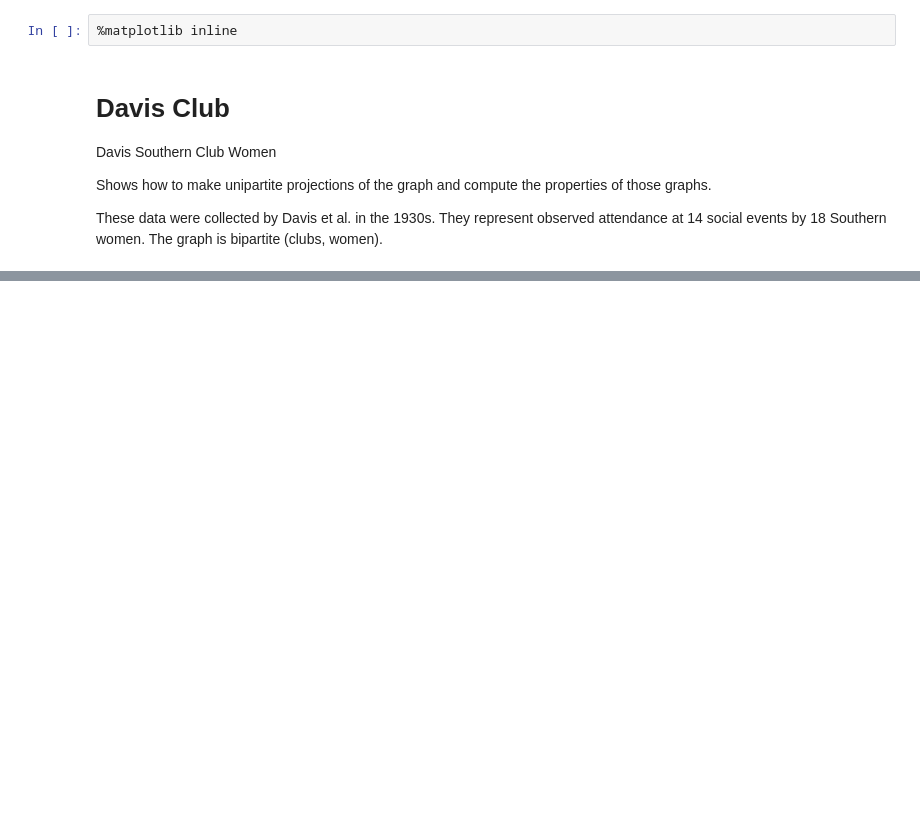
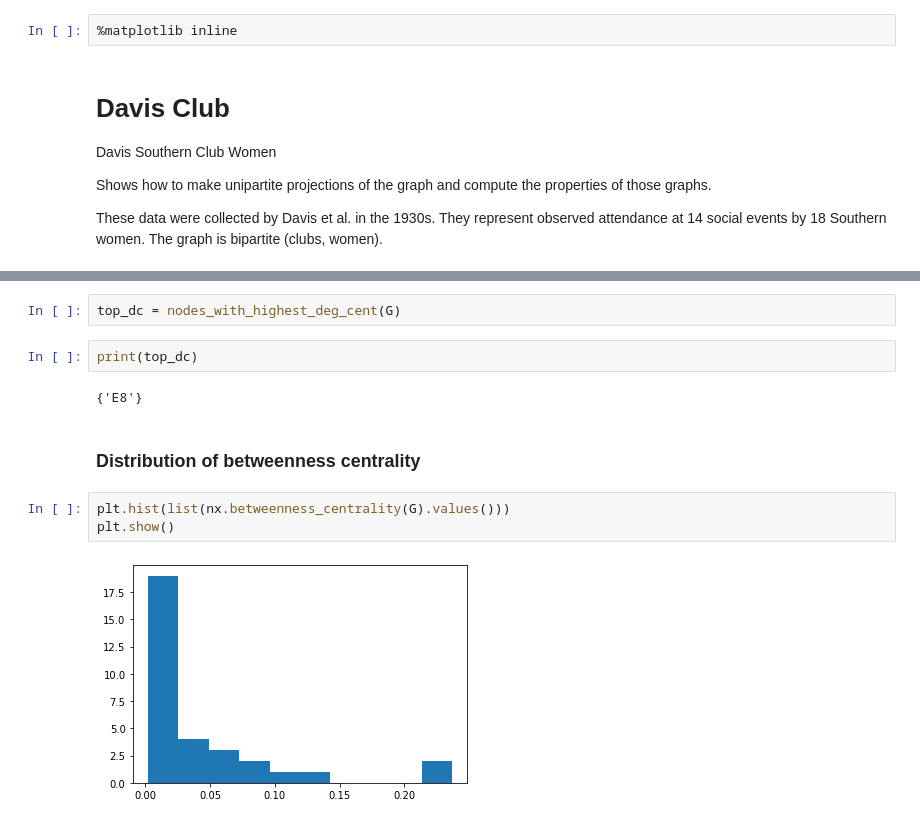
Before and after one commit to AlainKuiete/DATA620ASSIGNMENTS, a Jupyter notebook: plot_davis_club.ipynb, the cells around one changed output, grey strips where cells are left out. Drawn from its saved outputs; the diff is of its cells as text; blank space fills up the shorter version.

```diff
--- a/plot_davis_club.ipynb
+++ b/plot_davis_club.ipynb
@@ -63,0 +116,13 @@ Biadjacency matrix
+# %%
+top_dc = nodes_with_highest_deg_cent(G)
+# %%
+print(top_dc)
+# %% [output]
+{'E8'}
+# %% [markdown]
+### Distribution of betweenness centrality
+# %%
+plt.hist(list(nx.betweenness_centrality(G).values()))
+plt.show()
+# %% [output]
+[figure, added]
```
Also changed, not shown: parts of 30 cells of this notebook.
